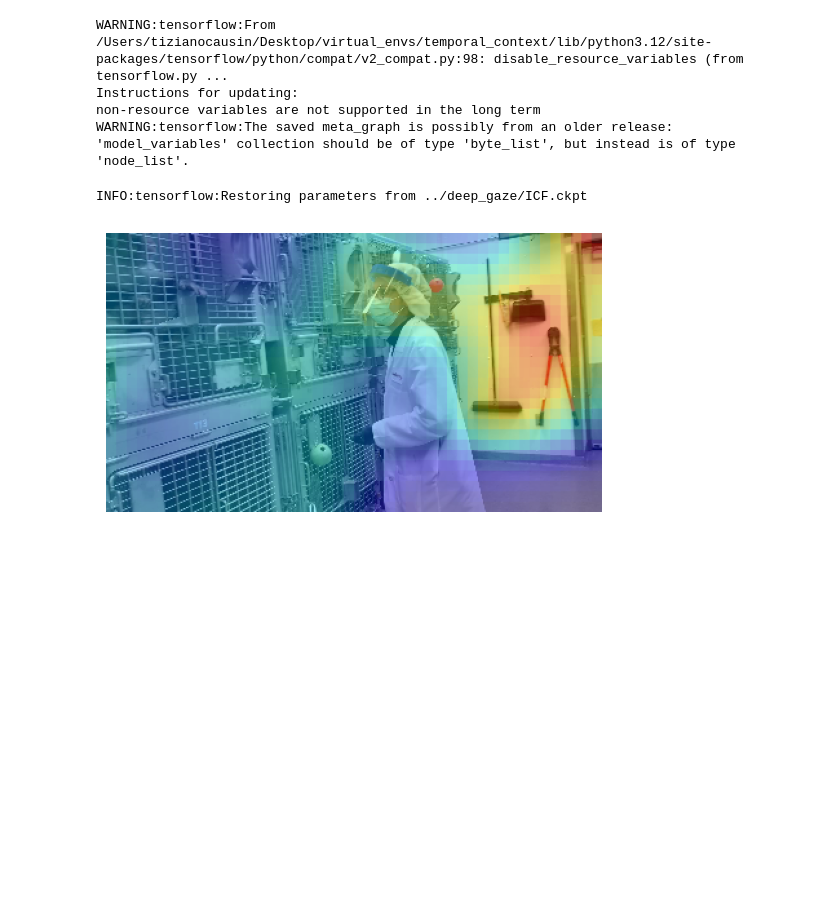
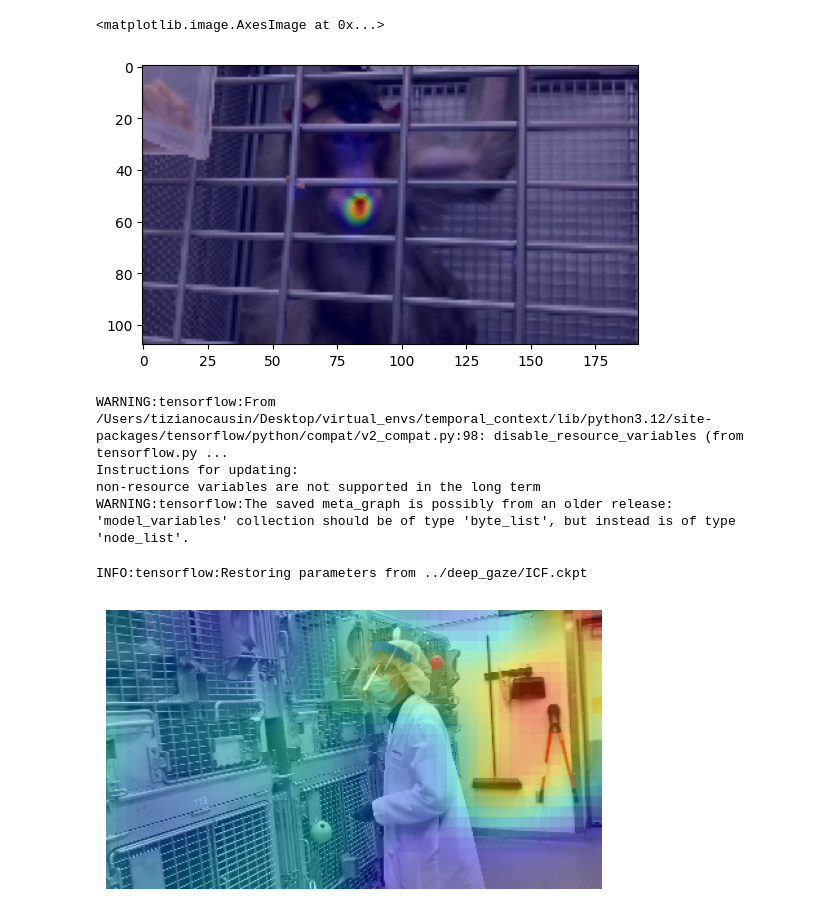
Before and after one commit to TizianoCausin01/temporal_context, a Jupyter notebook: python_scripts/scripts/deep_gaze_dev.ipynb, the cells around one changed output. Drawn from its saved outputs; the diff is of its cells as text; code cells hidden in the pictures; blank space fills up the shorter version.

```diff
--- a/python_scripts/scripts/deep_gaze_dev.ipynb
+++ b/python_scripts/scripts/deep_gaze_dev.ipynb
@@ -100,0 +49,3 @@ plt.show()
+# %%
+fn = "IMG_4664.mp4"
+vid = read_video(paths, 1, fn)
@@ -101,3 +54,12 @@ plt.show()
+# %%
+from scipy.io import loadmat
+features = loadmat(f"/Volumes/LivingstoneLab/tiziano/models/dgIIE_{fn[:-4]}.mat")['features']
+features_map = features.reshape(108, 192,5, order="F")
+plt.imshow(cv2.resize(vid[0,:,:,:],(192, 108)))
+plt.imshow(features_map[:,:,0], alpha=0.4, cmap='jet')
+# %% [output]
+<matplotlib.image.AxesImage at 0x...>
+[figure, added]
 # %%
 import tensorflow.compat.v1 as tf
 
```
Also changed, not shown: parts of 19 cells of this notebook, 3 other files.
